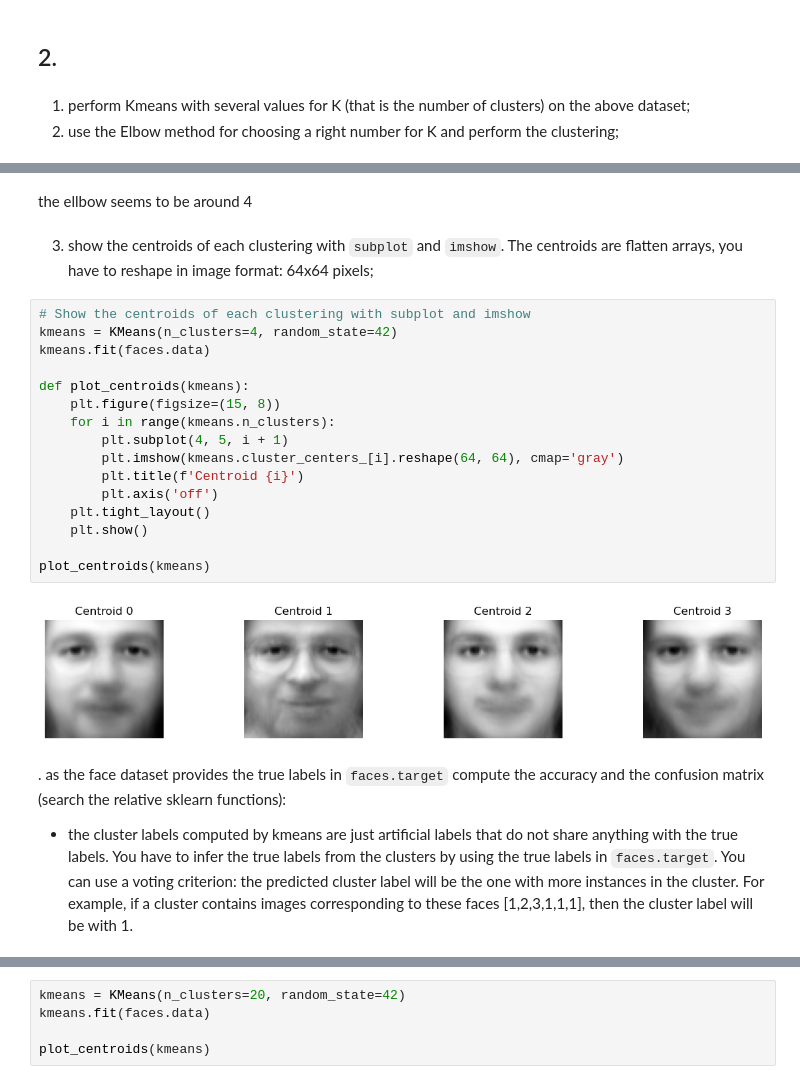
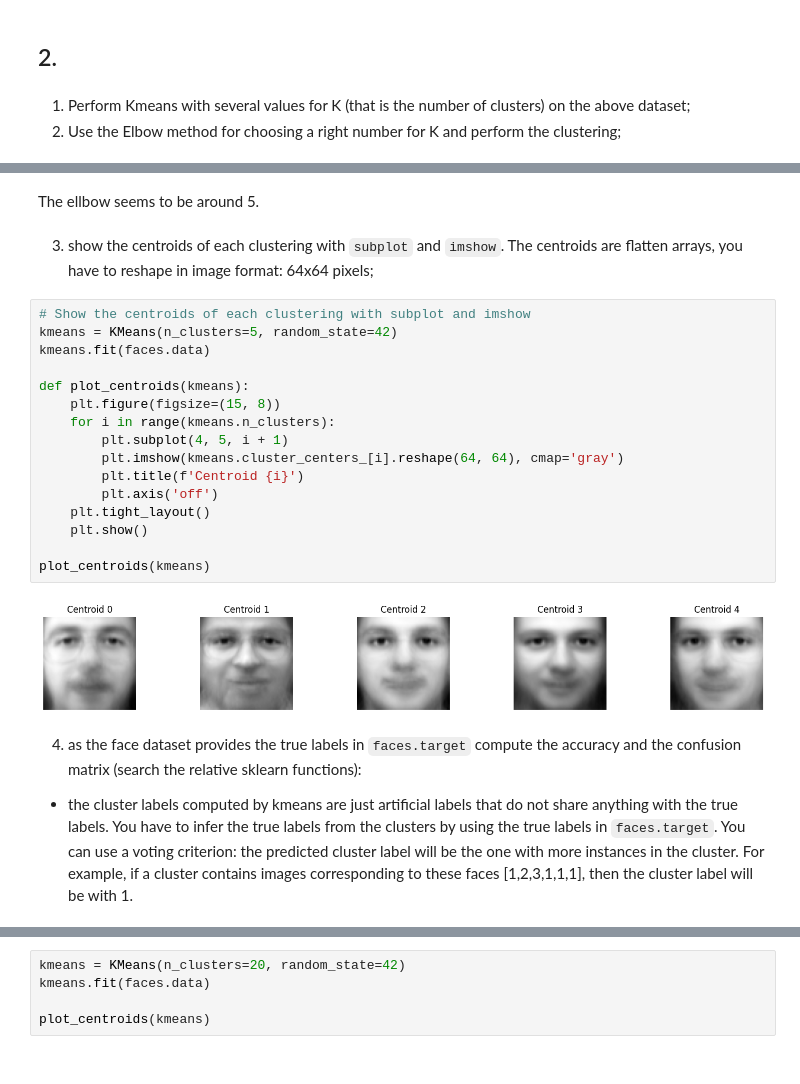
Before and after one commit to massmola/ml-assignments, a Jupyter notebook: Assignment2_group3.ipynb, the cells around one changed output, grey strips where cells are left out. Saved outputs shown, nothing was run; the diff lists cells and outputs as text.

```diff
--- a/Assignment2_group3.ipynb
+++ b/Assignment2_group3.ipynb
@@ -172,8 +170,8 @@ the grid search allowed us to quickly, at least for our small model, find the be
 # %% [markdown]
 ## 2.
 # %% [markdown]
-1. perform Kmeans with several values for K (that is the number of clusters) on the above dataset;
-2. use the Elbow method for choosing a right number for K and perform the clustering;
+1. Perform Kmeans with several values for K (that is the number of clusters) on the above dataset;
+2. Use the Elbow method for choosing a right number for K and perform the clustering;
 # %%
 from sklearn.cluster import KMeans
 
@@ -199,29 +197,29 @@ plt.show()
 # %% [output]
 [figure]
 # %% [markdown]
-the ellbow seems to be around 4
+The ellbow seems to be around 5.
 # %% [markdown]
 3. show the centroids of each clustering with `subplot` and `imshow`. The centroids are flatten arrays, you have to reshape in image format: 64x64 pixels;
 # %%
 # Show the centroids of each clustering with subplot and imshow
-kmeans = KMeans(n_clusters=4, random_state=42)
+kmeans = KMeans(n_clusters=5, random_state=42)
 kmeans.fit(faces.data)
 
 def plot_centroids(kmeans):
     plt.figure(figsize=(15, 8))
     for i in range(kmeans.n_clusters):
         plt.subplot(4, 5, i + 1)
         plt.imshow(kmeans.cluster_centers_[i].reshape(64, 64), cmap='gray')
         plt.title(f'Centroid {i}')
         plt.axis('off')
     plt.tight_layout()
     plt.show()
 
 plot_centroids(kmeans)
 # %% [output]
-[figure, old version]
+[figure, new version]
 # %% [markdown]
-. as the face dataset provides the true labels in `faces.target` compute the accuracy and the confusion matrix (search the relative sklearn functions):
+4. as the face dataset provides the true labels in `faces.target` compute the accuracy and the confusion matrix (search the relative sklearn functions):
 - the cluster labels computed by kmeans are just artificial labels that do not share anything with the true labels. You have to infer the true labels from the clusters by using the true labels in `faces.target`. You can use a voting criterion: the predicted cluster label will be the one with more instances in the cluster. For example, if a cluster contains images corresponding to these faces [1,2,3,1,1,1], then the cluster label will be with 1.
 # %%
 from scipy.stats import mode
```
Also changed, not shown: parts of 9 cells of this notebook.
